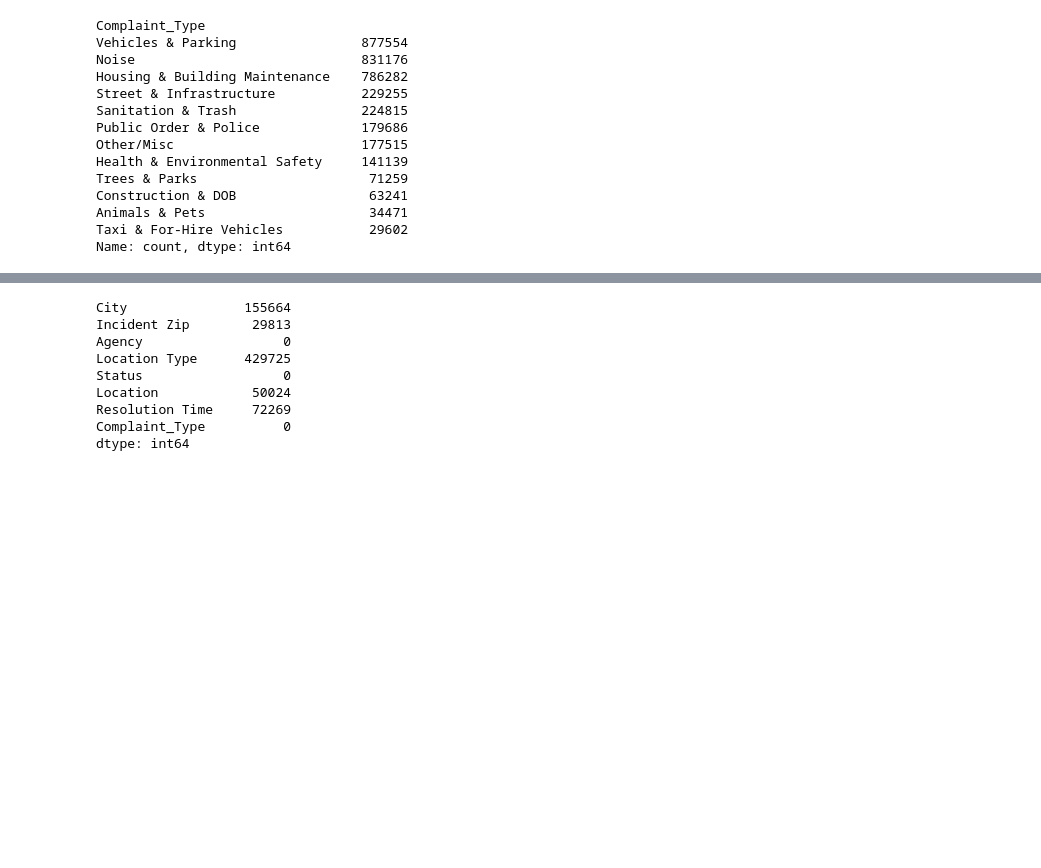
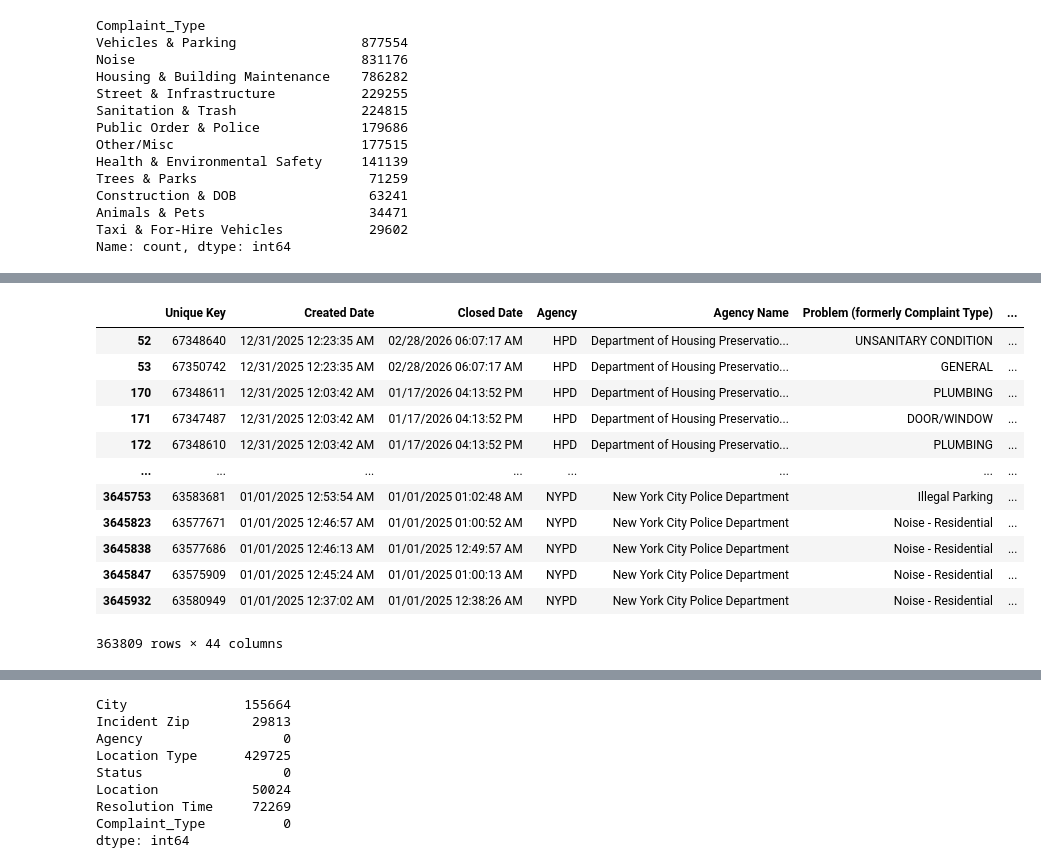
Before and after one commit to OrangeBoop/311-Cluster-Project, a Jupyter notebook: EDA/EDA_Final.ipynb, the cells around one changed output, grey strips where cells are left out. Cells and saved outputs as stored; diff of their text form; code cells hidden in the pictures; blank space fills up the shorter version.

```diff
--- a/EDA/EDA_Final.ipynb
+++ b/EDA/EDA_Final.ipynb
@@ -104,0 +115,19 @@ Total duplicate rows: 515813
+# %%
+# Get the index of duplicated rows in df
+dup_index = df[df.duplicated()].index
+# Use that index to display the full rows from main_df
+main_df.loc[dup_index]
+# %% [output]
+|  | Unique Key | Created Date | Closed Date | Agency | Agency Name | Problem (formerly Complaint Type) | ... |
+| 52 | 67348640 | 12/31/2025 12:23:35 AM | 02/28/2026 06:07:17 AM | HPD | Department of Housing Preservatio... | UNSANITARY CONDITION | ... |
+| 53 | 67350742 | 12/31/2025 12:23:35 AM | 02/28/2026 06:07:17 AM | HPD | Department of Housing Preservatio... | GENERAL | ... |
+| 170 | 67348611 | 12/31/2025 12:03:42 AM | 01/17/2026 04:13:52 PM | HPD | Department of Housing Preservatio... | PLUMBING | ... |
+| 171 | 67347487 | 12/31/2025 12:03:42 AM | 01/17/2026 04:13:52 PM | HPD | Department of Housing Preservatio... | DOOR/WINDOW | ... |
+| 172 | 67348610 | 12/31/2025 12:03:42 AM | 01/17/2026 04:13:52 PM | HPD | Department of Housing Preservatio... | PLUMBING | ... |
+| ... | ... | ... | ... | ... | ... | ... | ... |
+| 3645753 | 63583681 | 01/01/2025 12:53:54 AM | 01/01/2025 01:02:48 AM | NYPD | New York City Police Department | Illegal Parking | ... |
+| 3645823 | 63577671 | 01/01/2025 12:46:57 AM | 01/01/2025 01:00:52 AM | NYPD | New York City Police Department | Noise - Residential | ... |
+| 3645838 | 63577686 | 01/01/2025 12:46:13 AM | 01/01/2025 12:49:57 AM | NYPD | New York City Police Department | Noise - Residential | ... |
+| 3645847 | 63575909 | 01/01/2025 12:45:24 AM | 01/01/2025 01:00:13 AM | NYPD | New York City Police Department | Noise - Residential | ... |
+| 3645932 | 63580949 | 01/01/2025 12:37:02 AM | 01/01/2025 12:38:26 AM | NYPD | New York City Police Department | Noise - Residential | ... |
+363809 rows × 44 columns
```
Also changed, not shown: parts of 20 cells of this notebook, 1 other file.
